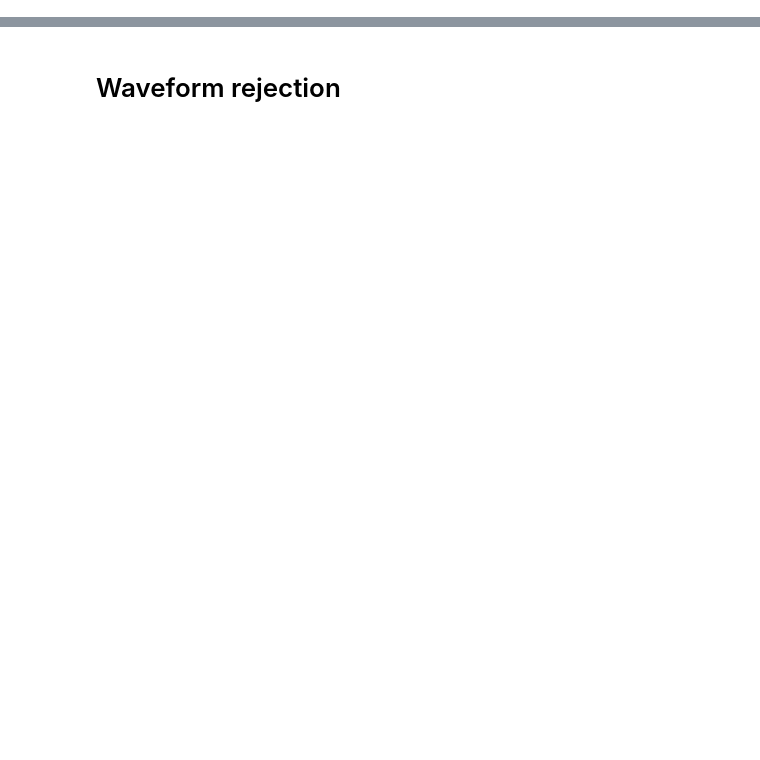
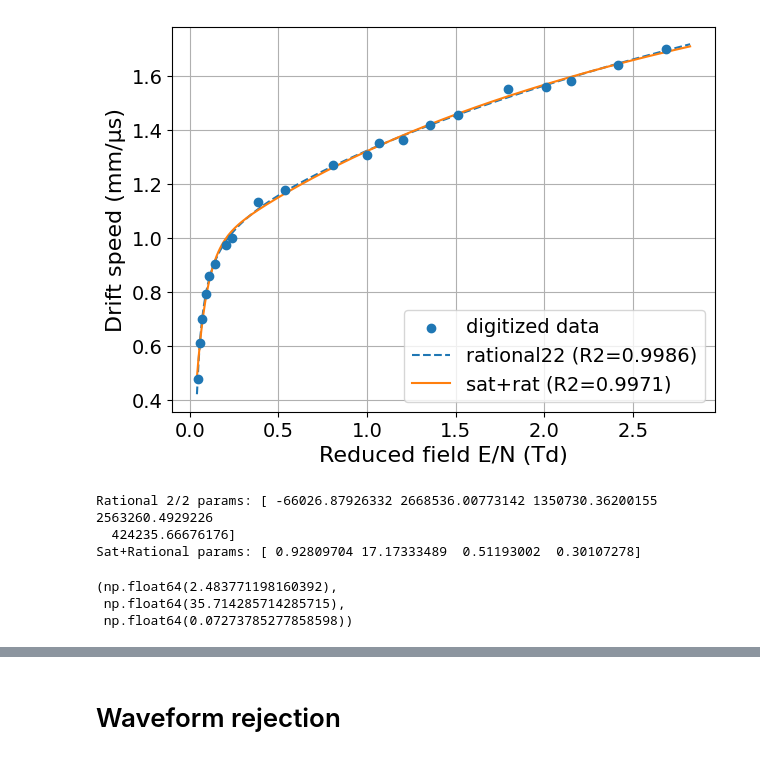
Before and after one commit to proscrite/RaTag, a Jupyter notebook: notebooks/Drift_velocity_S2_window_v2.ipynb, the cells around one changed output, grey strips where cells are left out. Drawn from its saved outputs; the diff is of its cells as text; code cells hidden in the pictures; blank space fills up the shorter version.

```diff
--- a/notebooks/Drift_velocity_S2_window_v2.ipynb
+++ b/notebooks/Drift_velocity_S2_window_v2.ipynb
@@ -277,0 +141,7 @@ Drift speed: 0.82 mm/μs, Drift time: 17.13 μs
+# %%
+base_dir = '/Users/pabloherrero/sabat/RaTagging/scope_data/waveforms/RUN2_EL3kVcm_1GSsec/'
+voltage_pairs = extract_voltage_pairs(base_dir, pattern='FieldScan_1GSsec_EL{}_Gate{}')
+anode_voltages = voltage_pairs[:,0]
+gate_voltages = voltage_pairs[:,1]
+field_el = (anode_voltages - gate_voltages) / 0.8  # V/cm
+field_drift = gate_voltages / 1.4 # V/cm
@@ -277,0 +169,5 @@ Drift speed: 0.82 mm/μs, Drift time: 17.13 μs
+# %%
+path_ds_graph = '/Users/pabloherrero/sabat/RaTagging/scope_data/driftSpeed_redField_data.csv'
+ds_graph = pd.read_csv(path_ds_graph, names=['reduced_field_Td', 'drift_velocity_mm_per_us'])
+plt.plot(ds_graph['reduced_field_Td'], ds_graph['drift_velocity_mm_per_us'], 'o', label='Data from graph')
+plt.gca().set(xlabel='Reduced field (Td)', ylabel='Drift velocity (mm/μs)')
@@ -277,0 +177,62 @@ Drift speed: 0.82 mm/μs, Drift time: 17.13 μs
+# %%
+import numpy as np
+import matplotlib.pyplot as plt
+from scipy.optimize import curve_fit
+from sklearn.metrics import r2_score
+
+# --- Load your digitized data here (replace with your filename) ---
+# Expect two columns: E (Td), v (mm/µs)
+# data = np.loadtxt('digitized_points.csv', delimiter=',', skiprows=1)
+# E = data[:,0]; v = data[:,1]
+
+# for demo, replace with your actual digitized arrays:
+rE = ds_graph['reduced_field_Td'].to_numpy()  # Td (example)
+v = ds_graph['drift_velocity_mm_per_us'].to_numpy() # mm/µs (example)
+
+# --- Model 1: Rational 2/2 ---
+def rational22(E, a0, a1, a2, b1, b2):
+    return (a0 + a1*E + a2*E**2) / (1.0 + b1*E + b2*E**2)
+
+p0_r22 = [0.0, 1.0, 0.0, 1.0, 0.1]   # initial guesses
+bounds_r22 = ([-np.inf,-np.inf,-np.inf, 0.0, 0.0], np.inf)  # ensure denominator positive coefficients non-negative
+popt_r22, pcov_r22 = curve_fit(rational22, rE, v, p0=p0_r22, bounds=bounds_r22, maxfev=10000)
+v_r22 = rational22(rE, *popt_r22)
+r2_r22 = r2_score(v, v_r22)
+
+# --- Model 2: saturating + rational tail ---
+def sat_plus_rational(E, p0, p1, p2, p3):
+    return p0*(1.0 - np.exp(-p1*E)) + (p2*E) / (1.0 + p3*E)
+
+# popt_s = [ 0.92809704, 17.17333489,  0.51193002,  0.30107278]
+p0_s = [1.0, 3.0, 0.5, 1.0]
+bounds_s = (0.0, np.inf)  # all positive params
+popt_s, pcov_s = curve_fit(sat_plus_rational, rE, v, p0=p0_s, bounds=bounds_s, maxfev=10000)
+v_s = sat_plus_rational(rE, *popt_s)
+r2_s = r2_score(v, v_s)
+
+# --- Plot ---
+E_plot = np.linspace(min(rE)*0.9, max(rE)*1.05, 300)
+plt.figure(figsize=(7,5))
+plt.scatter(rE, v, label='digitized data', zorder=5)
+plt.plot(E_plot, rational22(E_plot, *popt_r22), '--', label=f'rational22 (R2={r2_r22:.4f})')
+plt.plot(E_plot, sat_plus_rational(E_plot, *popt_s), '-', label=f'sat+rat (R2={r2_s:.4f})')
+plt.xlabel('Reduced field E/N (Td)')
+plt.ylabel('Drift speed (mm/µs)')
+plt.legend()
+plt.grid(True)
+plt.show()
+
+# --- Print parameters ---
+print("Rational 2/2 params:", popt_r22)
+print("Sat+Rational params:", popt_s)
+# %% [output]
+[figure, added]
+Rational 2/2 params: [ -66026.87926332 2668536.00773142 1350730.36200155 2563260.4929226
+  424235.66676176]
+Sat+Rational params: [ 0.92809704 17.17333489  0.51193002  0.30107278]
+# %%
+field2drift(field_drift[0]), field_drift[0], red_field_drift[0]
+# %% [output]
+(np.float64(2.483771198160392),
+ np.float64(35.714285714285715),
+ np.float64(0.07273785277858598))
```
Also changed, not shown: parts of 35 cells of this notebook, 1 other file.
